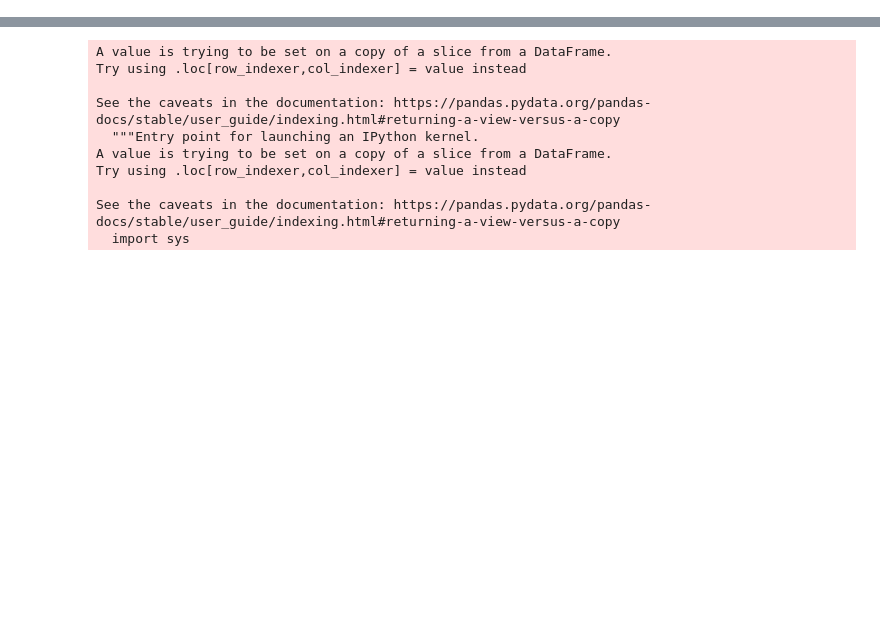
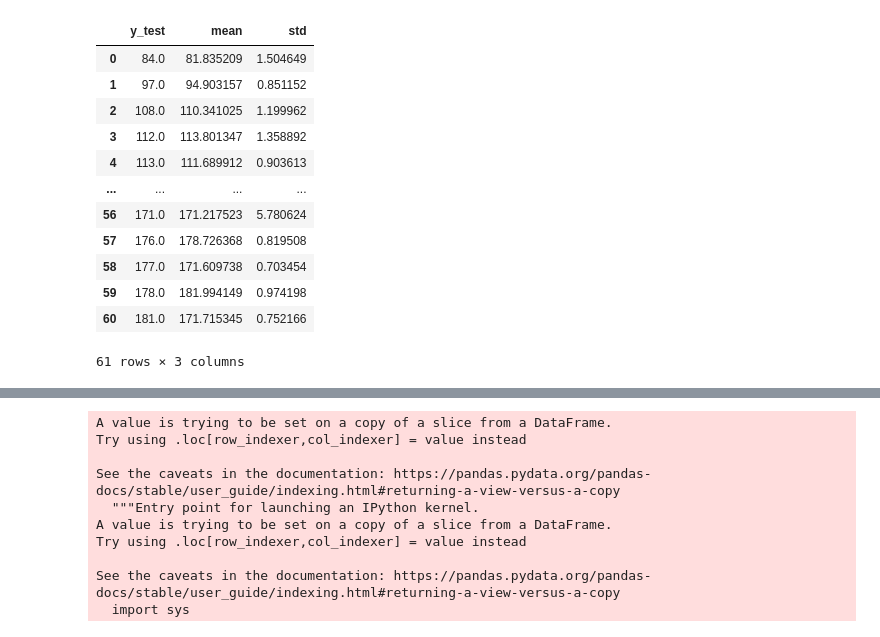
Before and after one commit to gykovacs/rabbit_ct_weights, a Jupyter notebook: 002_analysis.ipynb, the cells around one changed output, grey strips where cells are left out. Saved outputs shown, nothing was run; the diff lists cells and outputs as text; code cells hidden in the pictures; blank space fills up the shorter version.

```diff
--- a/002_analysis.ipynb
+++ b/002_analysis.ipynb
@@ -82,0 +211,16 @@ multi-atlas &            0.8113 &  0.8127 &  0.8012 &  0.8104 &  0.7317 &
+# %%
+tmp
+# %% [output]
+|  | y_test | mean | std |
+| 0 | 84.0 | 81.835209 | 1.504649 |
+| 1 | 97.0 | 94.903157 | 0.851152 |
+| 2 | 108.0 | 110.341025 | 1.199962 |
+| 3 | 112.0 | 113.801347 | 1.358892 |
+| 4 | 113.0 | 111.689912 | 0.903613 |
+| ... | ... | ... | ... |
+| 56 | 171.0 | 171.217523 | 5.780624 |
+| 57 | 176.0 | 178.726368 | 0.819508 |
+| 58 | 177.0 | 171.609738 | 0.703454 |
+| 59 | 178.0 | 181.994149 | 0.974198 |
+| 60 | 181.0 | 171.715345 | 0.752166 |
+61 rows × 3 columns
```
Also changed, not shown: parts of 24 cells of this notebook, 12 other files.
